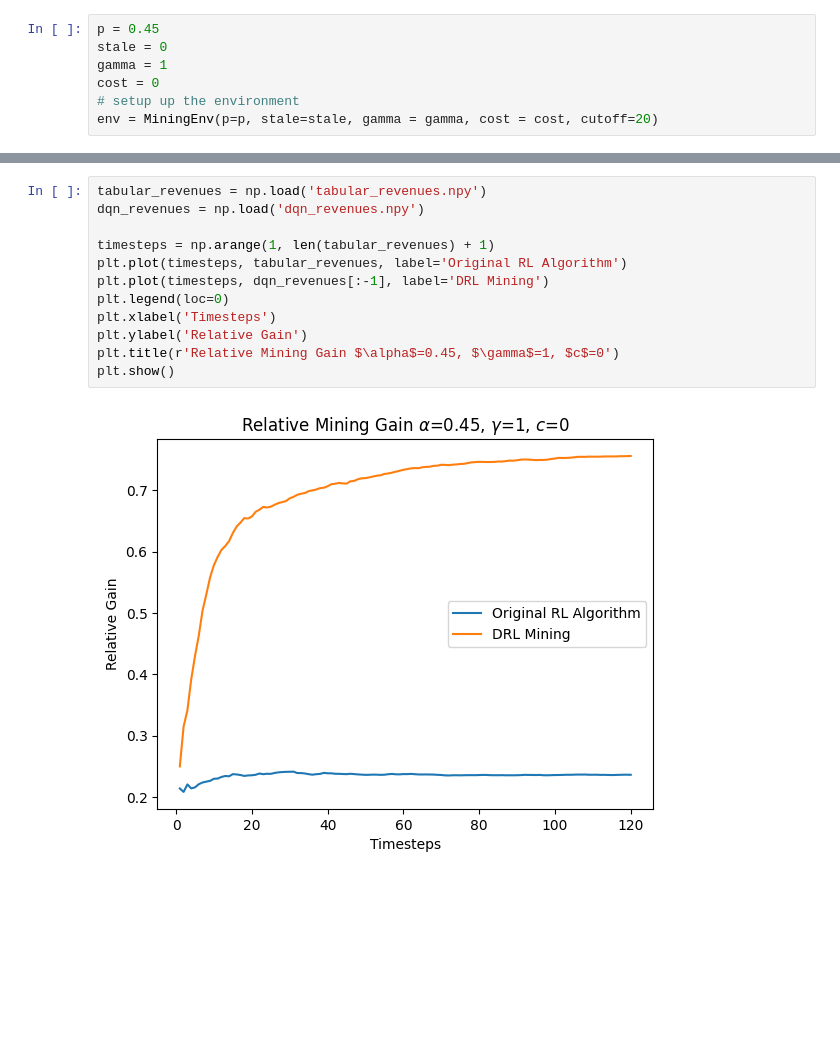
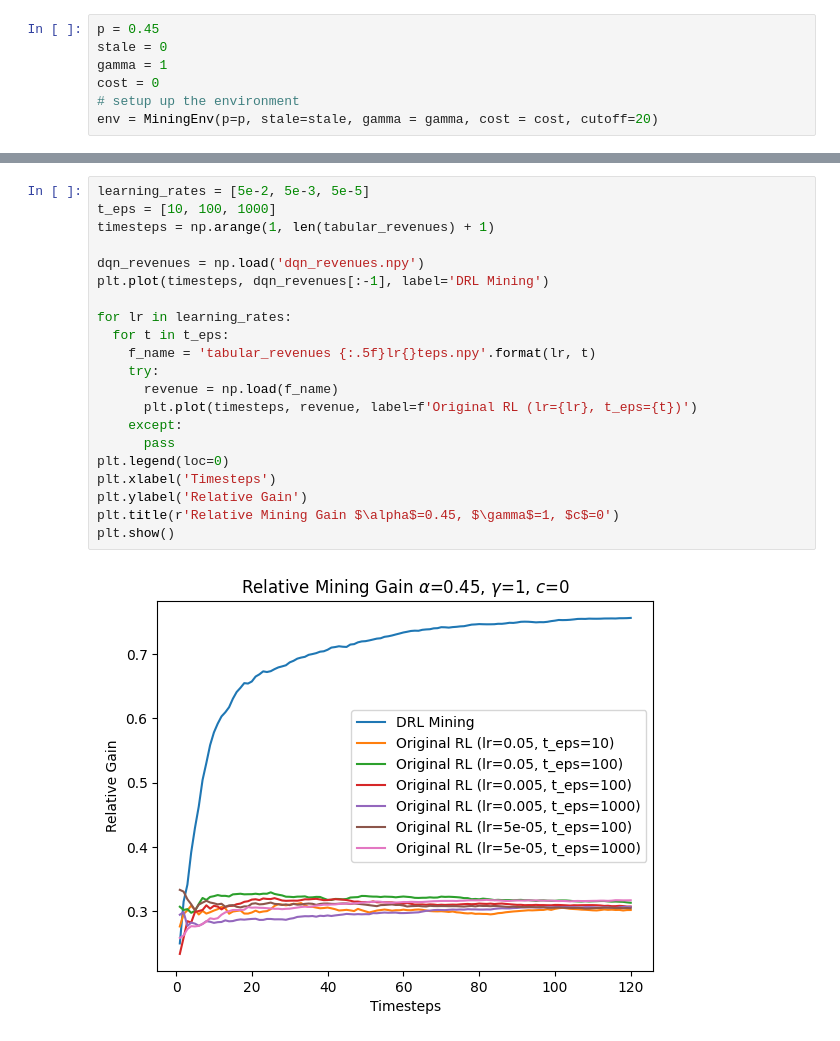
Before and after one commit to Zeta201/DRL-Blockchain-Mining, a Jupyter notebook: Simulations/DQN_Mining_V2.ipynb, the cells around one changed output, grey strips where cells are left out. Saved outputs shown, nothing was run; the diff lists cells and outputs as text; blank space fills up the shorter version.

Commit message:
Add original RL performance

```diff
--- a/Simulations/DQN_Mining_V2.ipynb
+++ b/Simulations/DQN_Mining_V2.ipynb
@@ -702,14 +702,23 @@ Episode 120000  Average Score: 0.2363
 # %%
-tabular_revenues = np.load('tabular_revenues.npy')
+learning_rates = [5e-2, 5e-3, 5e-5]
+t_eps = [10, 100, 1000]
+timesteps = np.arange(1, len(tabular_revenues) + 1)
+
 dqn_revenues = np.load('dqn_revenues.npy')
+plt.plot(timesteps, dqn_revenues[:-1], label='DRL Mining')
 
-timesteps = np.arange(1, len(tabular_revenues) + 1)
-plt.plot(timesteps, tabular_revenues, label='Original RL Algorithm')
-plt.plot(timesteps, dqn_revenues[:-1], label='DRL Mining')
+for lr in learning_rates:
+  for t in t_eps:
+    f_name = 'tabular_revenues {:.5f}lr{}teps.npy'.format(lr, t)
+    try:
+      revenue = np.load(f_name)
+      plt.plot(timesteps, revenue, label=f'Original RL (lr={lr}, t_eps={t})')
+    except:
+      pass
 plt.legend(loc=0)
 plt.xlabel('Timesteps')
 plt.ylabel('Relative Gain')
 plt.title(r'Relative Mining Gain $\alpha$=0.45, $\gamma$=1, $c$=0')
 plt.show()
 # %% [output]
-[figure, old version]
+[figure, new version]
```
Also changed, not shown: parts of 3 cells of this notebook, 7 other files.
